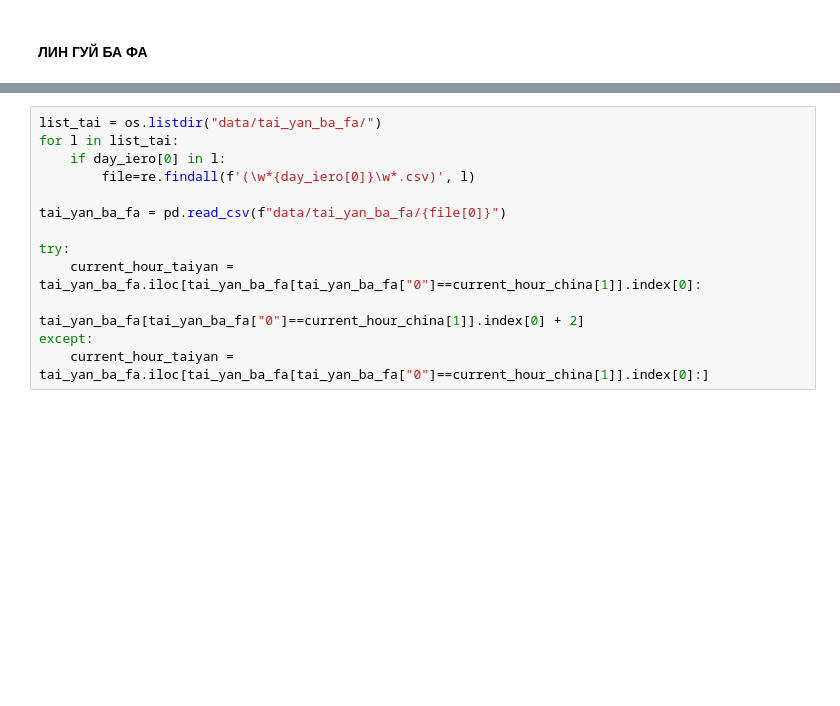
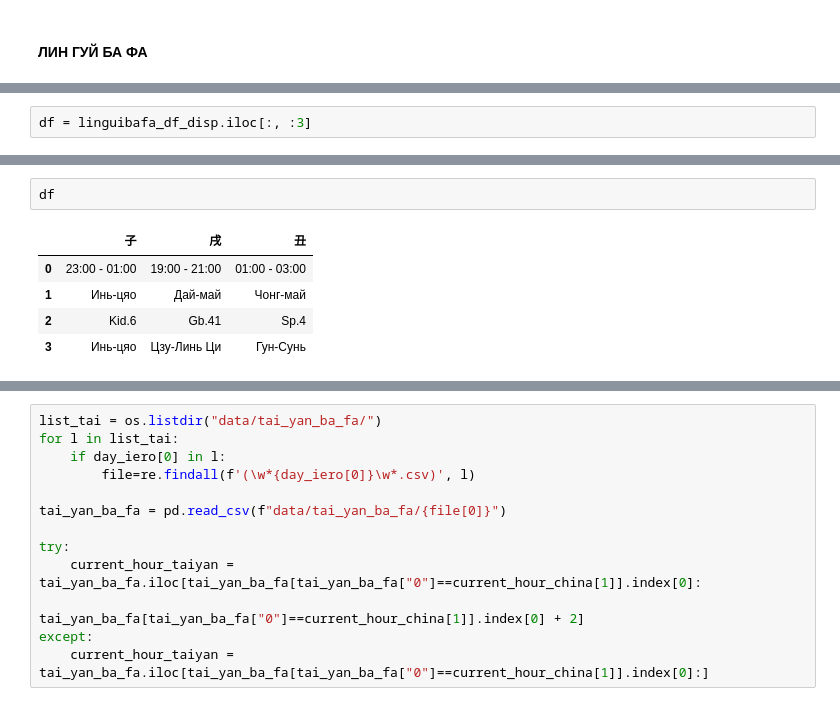
Before and after one commit to Sonnenbergenfluganschluss/BaZi, a Jupyter notebook: app.ipynb, the cells around one changed output, grey strips where cells are left out. Saved outputs shown, nothing was run; the diff lists cells and outputs as text; blank space fills up the shorter version.

```diff
--- a/app.ipynb
+++ b/app.ipynb
@@ -500,0 +501,2 @@ linguibafa_current_hour = linguibafa_df[linguibafa_df['Иероглиф']==curre
+# %%
+df = linguibafa_df_disp.iloc[:, :3]
@@ -500,0 +511,8 @@ linguibafa_current_hour = linguibafa_df[linguibafa_df['Иероглиф']==curre
+# %%
+df
+# %% [output]
+|  | 子 | 戌 | 丑 |
+| 0 | 23:00 - 01:00 | 19:00 - 21:00 | 01:00 - 03:00 |
+| 1 | Инь-цяо | Дай-май | Чонг-май |
+| 2 | Kid.6 | Gb.41 | Sp.4 |
+| 3 | Инь-цяо | Цзу-Линь Ци | Гун-Сунь |
```
Also changed, not shown: parts of 9 cells of this notebook, 4 other files.
